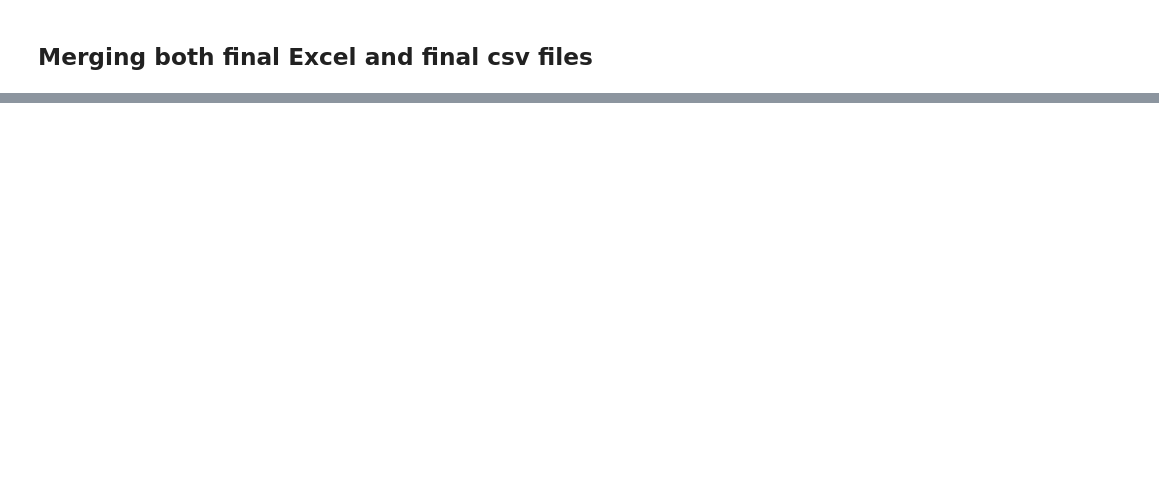
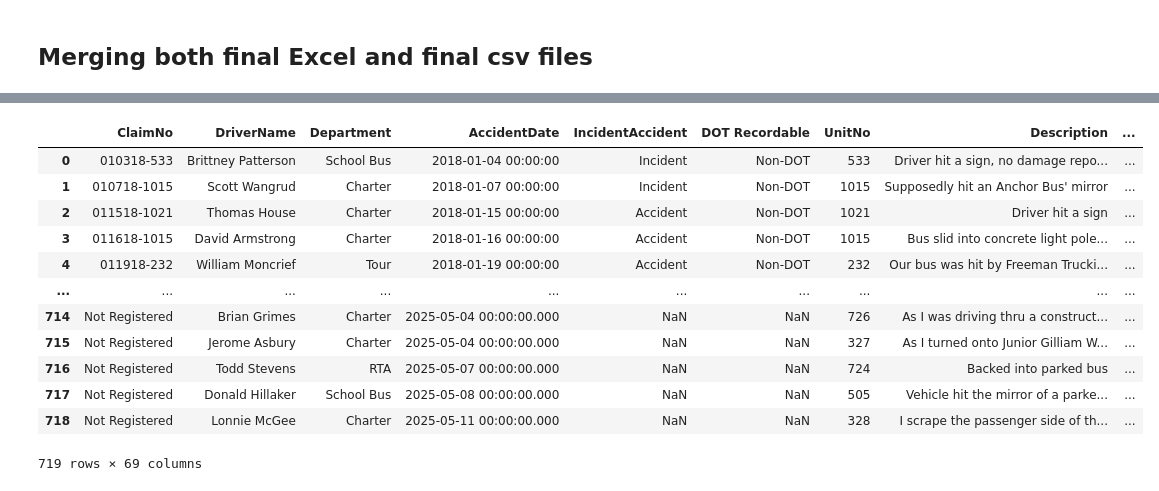
Before and after one commit to sunitha-m25/grayline-da15-griseo, a Jupyter notebook: grayline.ipynb, the cells around one changed output, grey strips where cells are left out. Saved outputs shown, nothing was run; the diff lists cells and outputs as text; code cells hidden in the pictures; blank space fills up the shorter version.

```diff
--- a/grayline.ipynb
+++ b/grayline.ipynb
@@ -175 +603,17 @@ final_df.info()
+# %%
+final_df
+# %% [output]
+|  | ClaimNo | DriverName | Department | AccidentDate | IncidentAccident | DOT Recordable | UnitNo | Description | ... |
+| 0 | 010318-533 | Brittney Patterson | School Bus | 2018-01-04 00:00:00 | Incident | Non-DOT | 533 | Driver hit a sign, no damage repo... | ... |
+| 1 | 010718-1015 | Scott Wangrud | Charter | 2018-01-07 00:00:00 | Incident | Non-DOT | 1015 | Supposedly hit an Anchor Bus' mirror | ... |
+| 2 | 011518-1021 | Thomas House | Charter | 2018-01-15 00:00:00 | Accident | Non-DOT | 1021 | Driver hit a sign | ... |
+| 3 | 011618-1015 | David Armstrong | Charter | 2018-01-16 00:00:00 | Accident | Non-DOT | 1015 | Bus slid into concrete light pole... | ... |
+| 4 | 011918-232 | William Moncrief | Tour | 2018-01-19 00:00:00 | Accident | Non-DOT | 232 | Our bus was hit by Freeman Trucki... | ... |
+| ... | ... | ... | ... | ... | ... | ... | ... | ... | ... |
+| 714 | Not Registered | Brian Grimes | Charter | 2025-05-04 00:00:00.000 | NaN | NaN | 726 | As I was driving thru a construct... | ... |
+| 715 | Not Registered | Jerome Asbury | Charter | 2025-05-04 00:00:00.000 | NaN | NaN | 327 | As I turned onto Junior Gilliam W... | ... |
+| 716 | Not Registered | Todd Stevens | RTA | 2025-05-07 00:00:00.000 | NaN | NaN | 724 | Backed into parked bus | ... |
+| 717 | Not Registered | Donald Hillaker | School Bus | 2025-05-08 00:00:00.000 | NaN | NaN | 505 | Vehicle hit the mirror of a parke... | ... |
+| 718 | Not Registered | Lonnie McGee | Charter | 2025-05-11 00:00:00.000 | NaN | NaN | 328 | I scrape the passenger side of th... | ... |
+719 rows × 69 columns
 # %%
```
Also changed, not shown: parts of 47 cells of this notebook.
